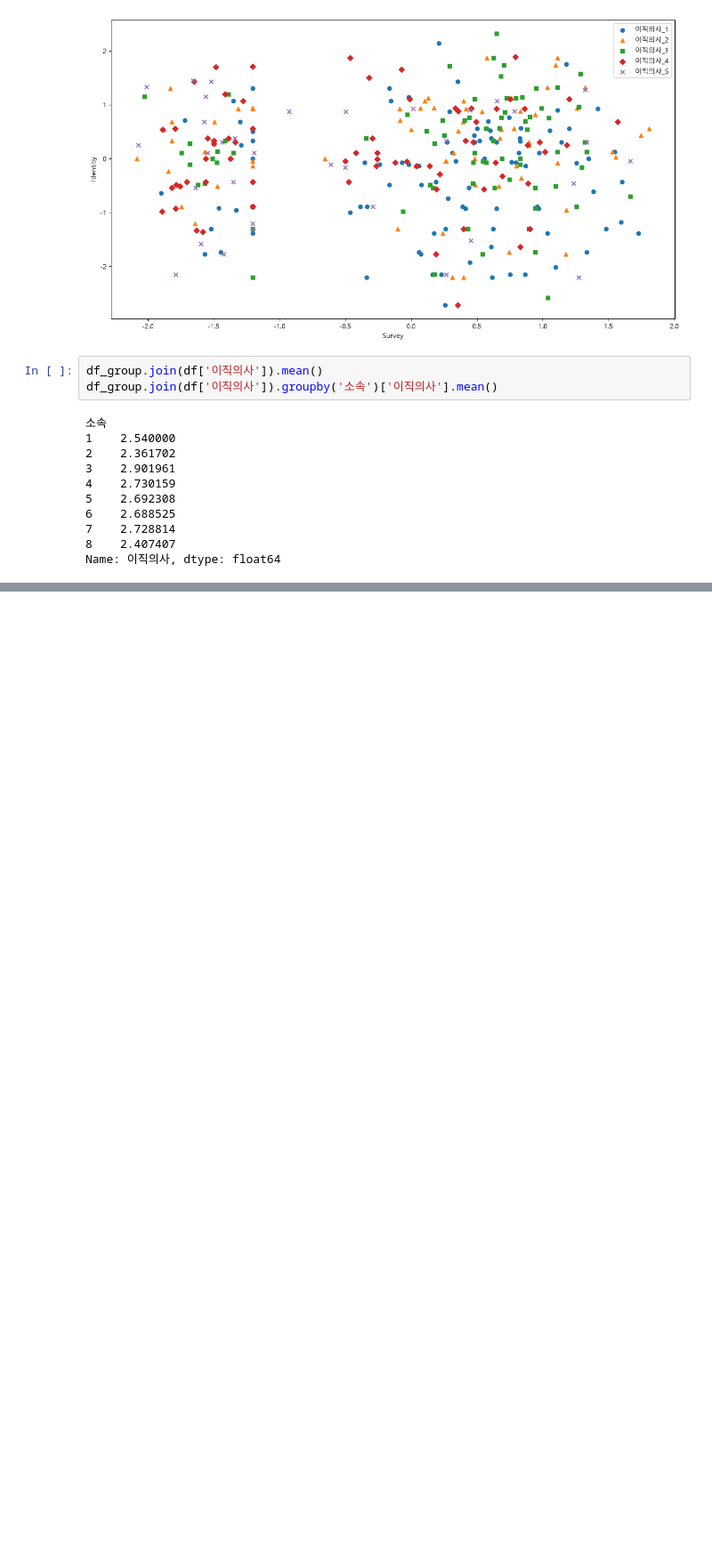
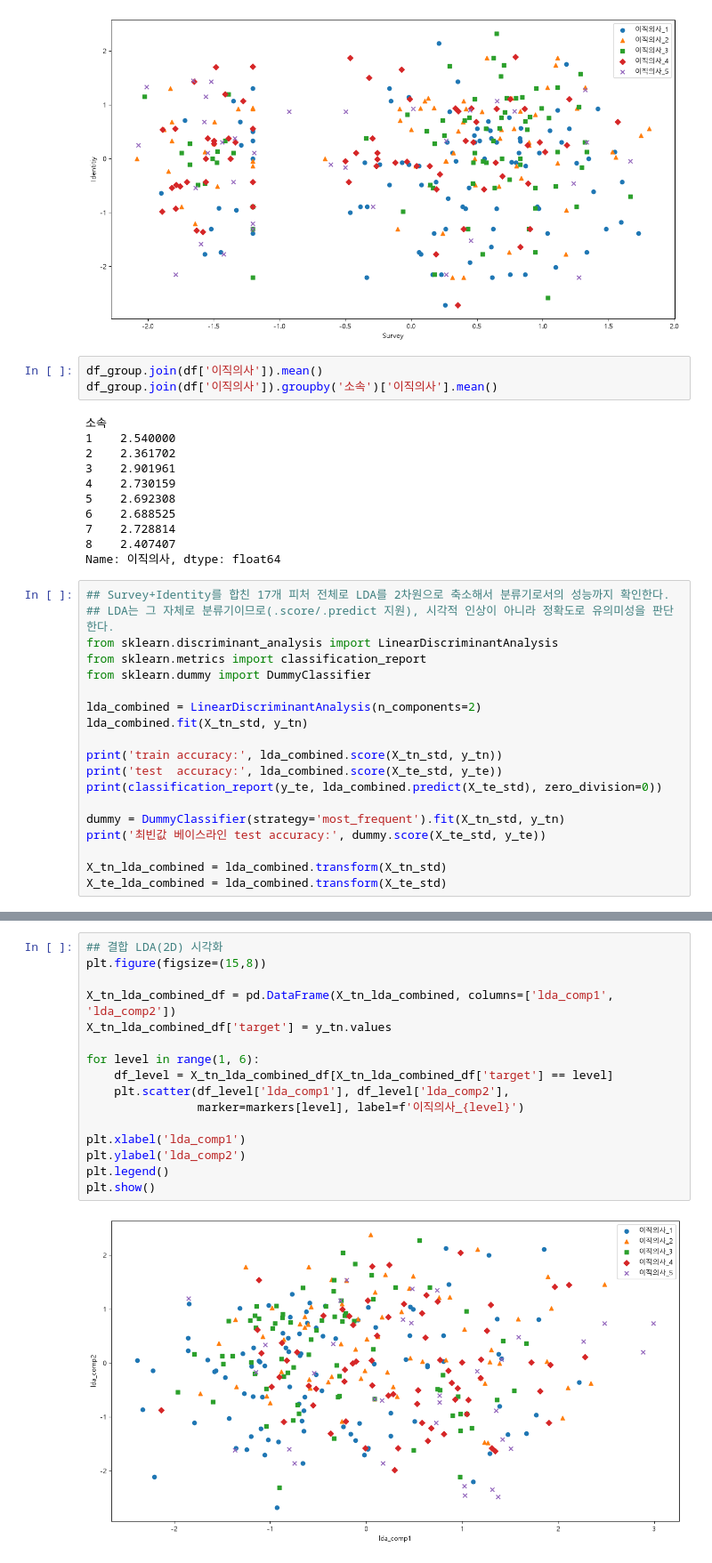
Before and after one commit to ununbum/AIBigDataProject, a Jupyter notebook: src/train_model.ipynb, the cells around one changed output, grey strips where cells are left out. Shown at 89% size. Saved outputs shown, nothing was run; the diff lists cells and outputs as text; blank space fills up the shorter version.

```diff
--- a/src/train_model.ipynb
+++ b/src/train_model.ipynb
@@ -213,3 +213,22 @@ df_group.join(df['이직의사']).groupby('소속')['이직의사'].mean()
 7    2.728814
 8    2.407407
 Name: 이직의사, dtype: float64
+# %%
+## Survey+Identity를 합친 17개 피처 전체로 LDA를 2차원으로 축소해서 분류기로서의 성능까지 확인한다.
+## LDA는 그 자체로 분류기이므로(.score/.predict 지원), 시각적 인상이 아니라 정확도로 유의미성을 판단한다.
+from sklearn.discriminant_analysis import LinearDiscriminantAnalysis
+from sklearn.metrics import classification_report
+from sklearn.dummy import DummyClassifier
+
+lda_combined = LinearDiscriminantAnalysis(n_components=2)
+lda_combined.fit(X_tn_std, y_tn)
+
+print('train accuracy:', lda_combined.score(X_tn_std, y_tn))
+print('test  accuracy:', lda_combined.score(X_te_std, y_te))
+print(classification_report(y_te, lda_combined.predict(X_te_std), zero_division=0))
+
+dummy = DummyClassifier(strategy='most_frequent').fit(X_tn_std, y_tn)
+print('최빈값 베이스라인 test accuracy:', dummy.score(X_te_std, y_te))
+
+X_tn_lda_combined = lda_combined.transform(X_tn_std)
+X_te_lda_combined = lda_combined.transform(X_te_std)
@@ -215,0 +251,18 @@ Name: 이직의사, dtype: float64
+# %%
+## 결합 LDA(2D) 시각화
+plt.figure(figsize=(15,8))
+
+X_tn_lda_combined_df = pd.DataFrame(X_tn_lda_combined, columns=['lda_comp1', 'lda_comp2'])
+X_tn_lda_combined_df['target'] = y_tn.values
+
+for level in range(1, 6):
+    df_level = X_tn_lda_combined_df[X_tn_lda_combined_df['target'] == level]
+    plt.scatter(df_level['lda_comp1'], df_level['lda_comp2'],
+                marker=markers[level], label=f'이직의사_{level}')
+
+plt.xlabel('lda_comp1')
+plt.ylabel('lda_comp2')
+plt.legend()
+plt.show()
+# %% [output]
+[figure, added]
```
Also changed, not shown: parts of 2 cells of this notebook.
